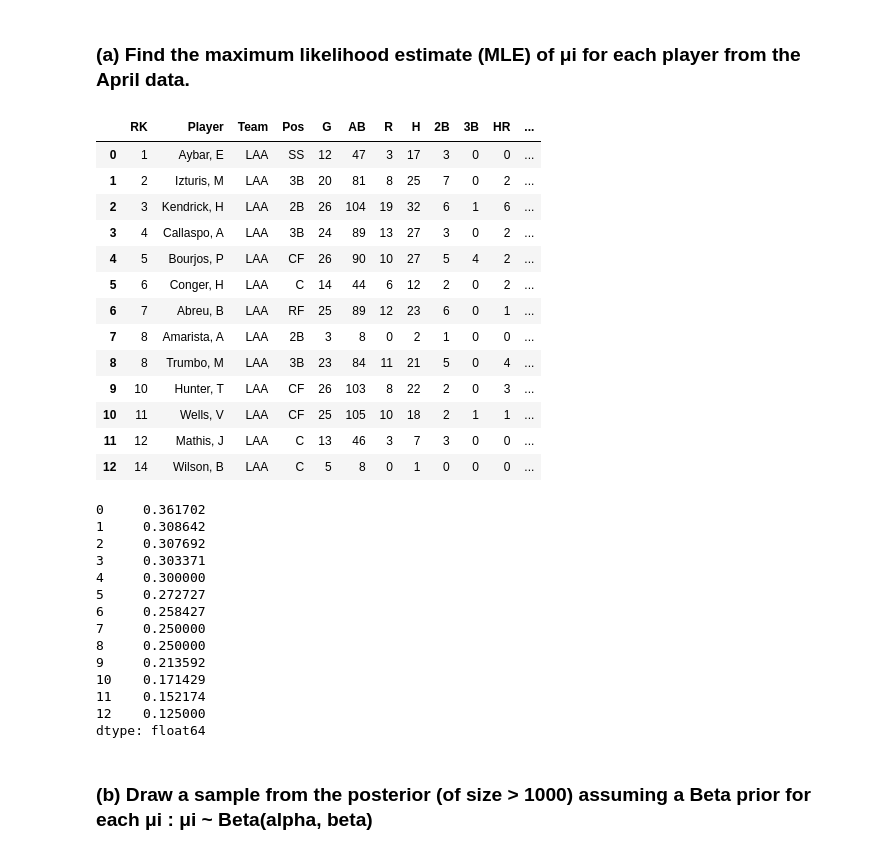
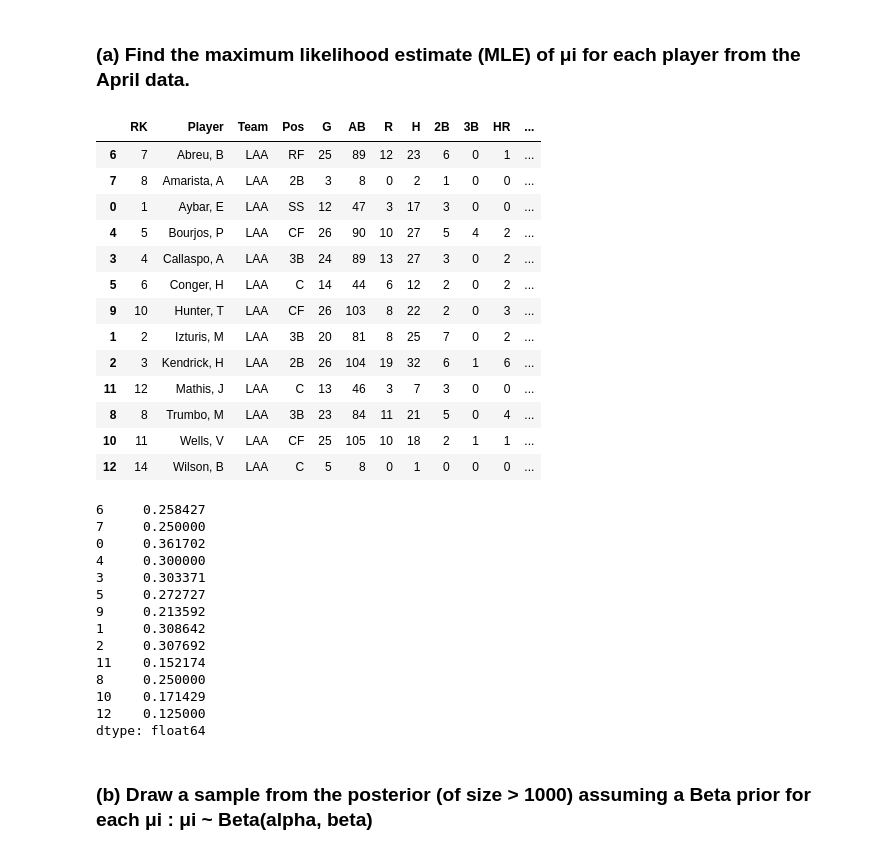
Before and after one commit to smwahl/ay250_swahl, a Jupyter notebook: hw_11/hw_11.ipynb, the cells around one changed output. Cells and saved outputs as stored; diff of their text form; code cells hidden in the pictures.

```diff
--- a/hw_11/hw_11.ipynb
+++ b/hw_11/hw_11.ipynb
@@ -8,39 +8,40 @@ import pymc
 ### (a) Find the maximum likelihood estimate (MLE) of μi for each player from the April data.
 # %%
 april = pd.read_csv('hw_11_data/laa_2011_april.txt',sep='\t')
+april.sort(columns='Player',inplace=True)
 april
 # %% [output]
 |  | RK | Player | Team | Pos | G | AB | R | H | 2B | 3B | HR | ... |
+| 6 | 7 | Abreu, B | LAA | RF | 25 | 89 | 12 | 23 | 6 | 0 | 1 | ... |
+| 7 | 8 | Amarista, A | LAA | 2B | 3 | 8 | 0 | 2 | 1 | 0 | 0 | ... |
 | 0 | 1 | Aybar, E | LAA | SS | 12 | 47 | 3 | 17 | 3 | 0 | 0 | ... |
+| 4 | 5 | Bourjos, P | LAA | CF | 26 | 90 | 10 | 27 | 5 | 4 | 2 | ... |
+| 3 | 4 | Callaspo, A | LAA | 3B | 24 | 89 | 13 | 27 | 3 | 0 | 2 | ... |
+| 5 | 6 | Conger, H | LAA | C | 14 | 44 | 6 | 12 | 2 | 0 | 2 | ... |
+| 9 | 10 | Hunter, T | LAA | CF | 26 | 103 | 8 | 22 | 2 | 0 | 3 | ... |
 | 1 | 2 | Izturis, M | LAA | 3B | 20 | 81 | 8 | 25 | 7 | 0 | 2 | ... |
 | 2 | 3 | Kendrick, H | LAA | 2B | 26 | 104 | 19 | 32 | 6 | 1 | 6 | ... |
-| 3 | 4 | Callaspo, A | LAA | 3B | 24 | 89 | 13 | 27 | 3 | 0 | 2 | ... |
-| 4 | 5 | Bourjos, P | LAA | CF | 26 | 90 | 10 | 27 | 5 | 4 | 2 | ... |
-| 5 | 6 | Conger, H | LAA | C | 14 | 44 | 6 | 12 | 2 | 0 | 2 | ... |
-| 6 | 7 | Abreu, B | LAA | RF | 25 | 89 | 12 | 23 | 6 | 0 | 1 | ... |
-| 7 | 8 | Amarista, A | LAA | 2B | 3 | 8 | 0 | 2 | 1 | 0 | 0 | ... |
+| 11 | 12 | Mathis, J | LAA | C | 13 | 46 | 3 | 7 | 3 | 0 | 0 | ... |
 | 8 | 8 | Trumbo, M | LAA | 3B | 23 | 84 | 11 | 21 | 5 | 0 | 4 | ... |
-| 9 | 10 | Hunter, T | LAA | CF | 26 | 103 | 8 | 22 | 2 | 0 | 3 | ... |
 | 10 | 11 | Wells, V | LAA | CF | 25 | 105 | 10 | 18 | 2 | 1 | 1 | ... |
-| 11 | 12 | Mathis, J | LAA | C | 13 | 46 | 3 | 7 | 3 | 0 | 0 | ... |
 | 12 | 14 | Wilson, B | LAA | C | 5 | 8 | 0 | 1 | 0 | 0 | 0 | ... |
 # %%
-i = april.index
+#i = april.index
 mle = april.H / april.AB.astype(float)
 mle
 # %% [output]
+6     0.258427
+7     0.250000
 0     0.361702
+4     0.300000
+3     0.303371
+5     0.272727
+9     0.213592
 1     0.308642
 2     0.307692
-3     0.303371
-4     0.300000
-5     0.272727
-6     0.258427
-7     0.250000
+11    0.152174
 8     0.250000
-9     0.213592
 10    0.171429
-11    0.152174
 12    0.125000
 dtype: float64
 # %% [markdown]
```
Also changed, not shown: parts of 16 cells of this notebook, 2 other files.
